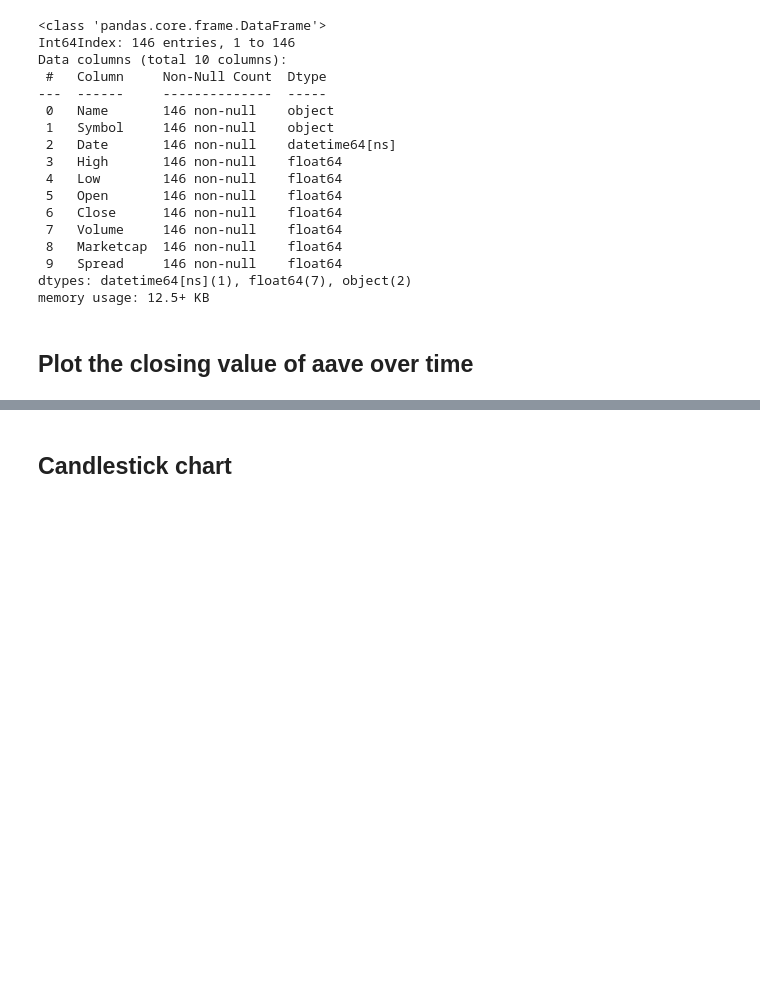
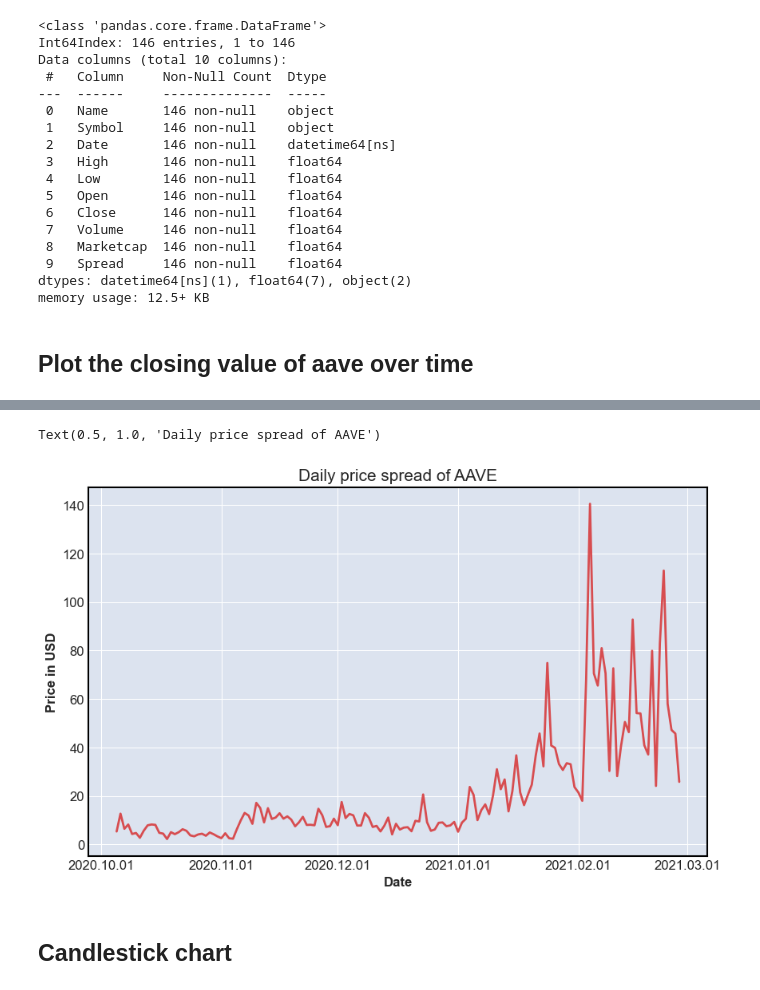
Before and after one commit to ArtTucker/crypto_prices_ML, a Jupyter notebook: preprocessing/by_coin/aave_notebook_from_CSV.ipynb, the cells around one changed output, grey strips where cells are left out. Saved outputs shown, nothing was run; the diff lists cells and outputs as text; code cells hidden in the pictures; blank space fills up the shorter version.

```diff
--- a/preprocessing/by_coin/aave_notebook_from_CSV.ipynb
+++ b/preprocessing/by_coin/aave_notebook_from_CSV.ipynb
@@ -74,3 +75,17 @@ plt.show()
+# %%
+fig, ax = plt.subplots(figsize=(10,6))
+#sns.lineplot(y = aave_df.Close.values, x=aave_df.Date.values, alpha=0.8, color=color[3])
+sns.lineplot(y = aave_df.Spread.values, x=aave_df.Date.values, alpha=0.8, color=color[3])
+ax.xaxis.set_major_locator(mdates.AutoDateLocator())
+ax.xaxis.set_major_formatter(mdates.DateFormatter('%Y.%m.%d'))
+# fig.autofmt_xdate()
+plt.xlabel('Date', fontsize=12)
+plt.ylabel('Price in USD', fontsize=12)
+plt.title("Daily price spread of AAVE", fontsize=15)
+# plt.show()
+# %% [output]
+Text(0.5, 1.0, 'Daily price spread of AAVE')
+[figure, added]
 # %% [markdown]
 ## Candlestick chart
 # %%
```
Also changed, not shown: parts of 3 cells of this notebook, 1 other file.
